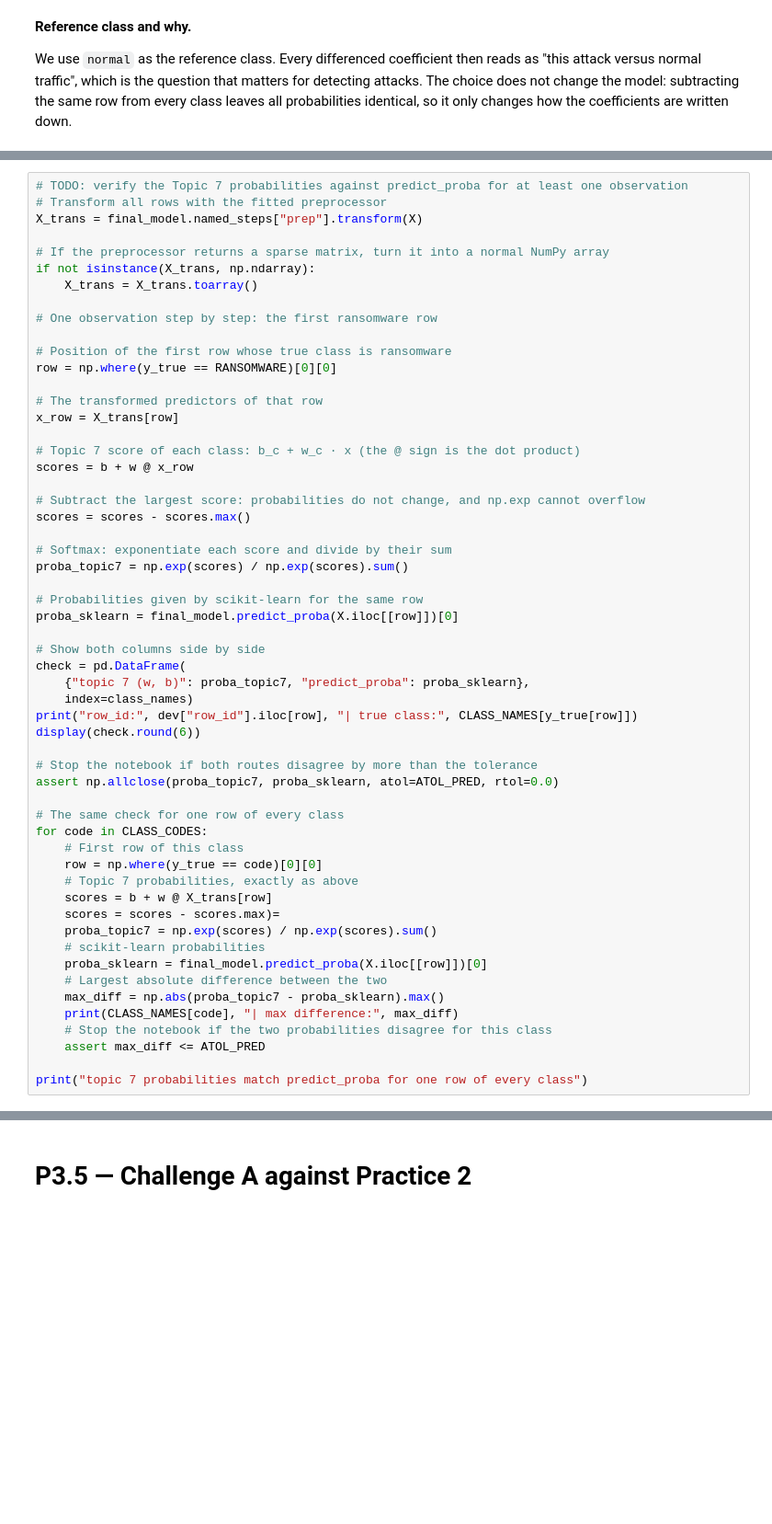
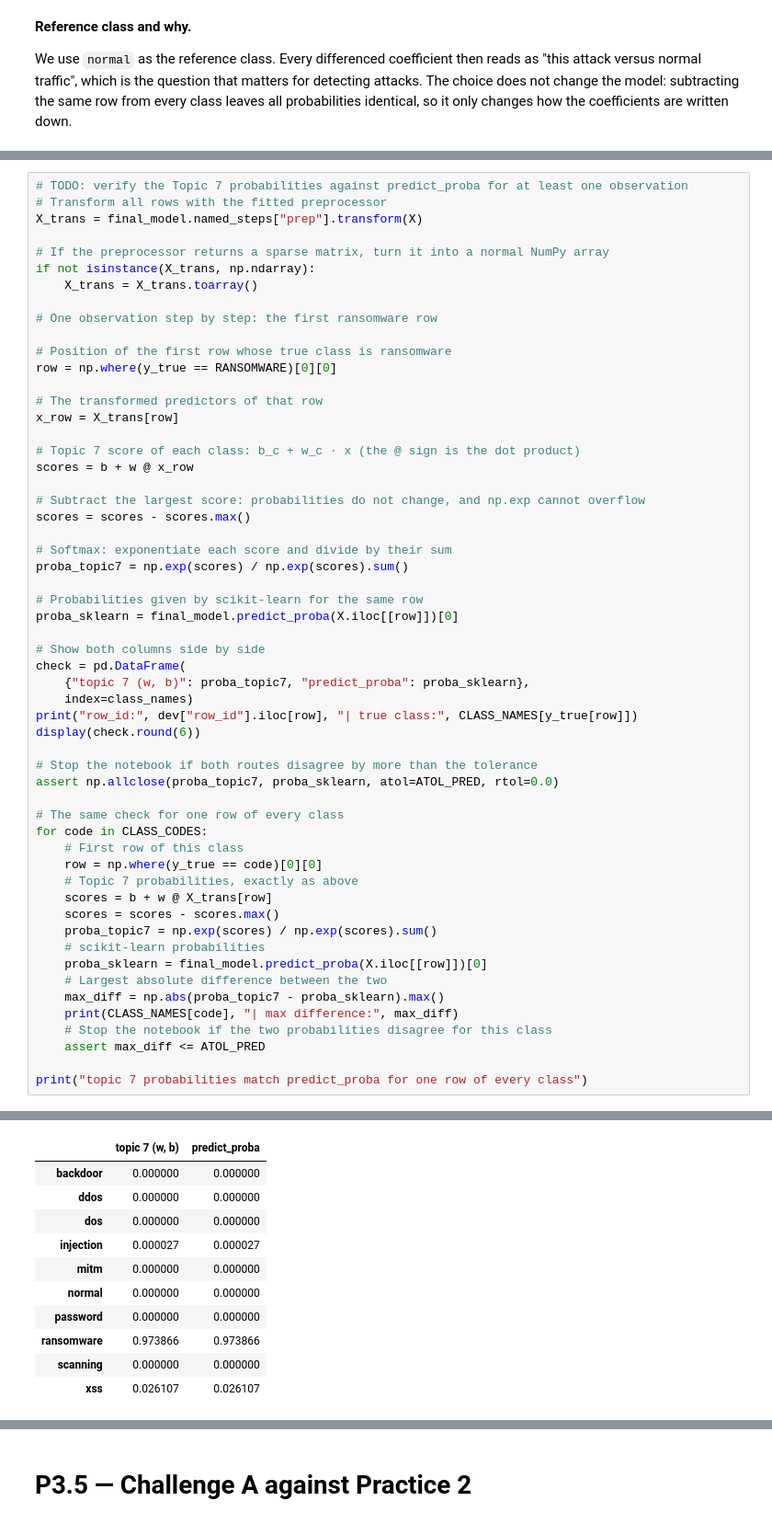
Before and after one commit to lxmfran/Practice_ML, a Jupyter notebook: notebooks/borradores/R2_p3_cyber.ipynb, the cells around one changed output, grey strips where cells are left out. Shown at 92% size. Drawn from its saved outputs; the diff is of its cells as text; blank space fills up the shorter version.

```diff
--- a/notebooks/borradores/R2_p3_cyber.ipynb
+++ b/notebooks/borradores/R2_p3_cyber.ipynb
@@ -403,6 +527,6 @@ for code in CLASS_CODES:
     row = np.where(y_true == code)[0][0]
     # Topic 7 probabilities, exactly as above
     scores = b + w @ X_trans[row]
-    scores = scores - scores.max)=
+    scores = scores - scores.max()
     proba_topic7 = np.exp(scores) / np.exp(scores).sum()
     # scikit-learn probabilities
@@ -414,3 +538,4 @@ for code in CLASS_CODES:
     assert max_diff <= ATOL_PRED
 
 print("topic 7 probabilities match predict_proba for one row of every class")
+# %% [output]
@@ -416,0 +543,11 @@ print("topic 7 probabilities match predict_proba for one row of every class")
+|  | topic 7 (w, b) | predict_proba |
+| backdoor | 0.000000 | 0.000000 |
+| ddos | 0.000000 | 0.000000 |
+| dos | 0.000000 | 0.000000 |
+| injection | 0.000027 | 0.000027 |
+| mitm | 0.000000 | 0.000000 |
+| normal | 0.000000 | 0.000000 |
+| password | 0.000000 | 0.000000 |
+| ransomware | 0.973866 | 0.973866 |
+| scanning | 0.000000 | 0.000000 |
+| xss | 0.026107 | 0.026107 |
```
Also changed, not shown: parts of 21 cells of this notebook.
